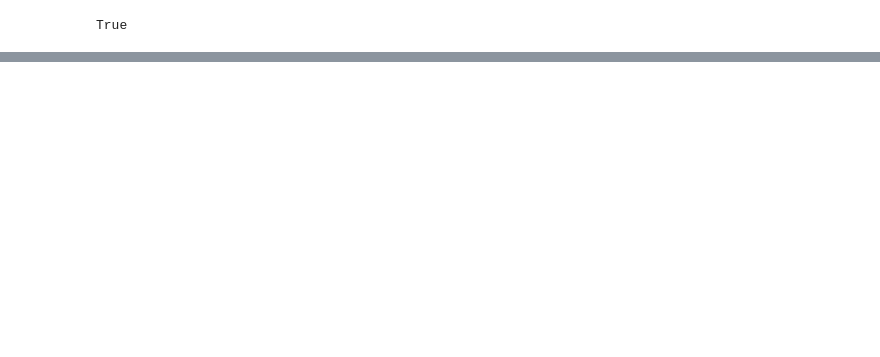
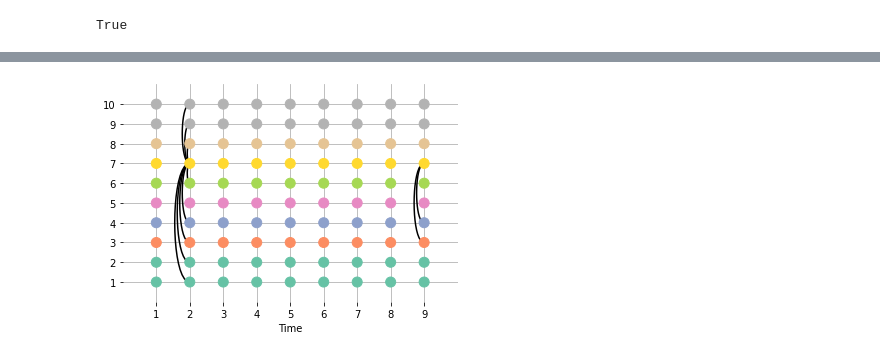
Before and after one commit to kiview/ethereum-network-analysis, a Jupyter notebook: web3.ipynb, the cells around one changed output, grey strips where cells are left out. Saved outputs shown, nothing was run; the diff lists cells and outputs as text; code cells hidden in the pictures; blank space fills up the shorter version.

Commit message:
Add temporal network analysis

```diff
--- a/web3.ipynb
+++ b/web3.ipynb
@@ -48,0 +83,6 @@ tnet.network
+# %%
+df = pd.read_hdf('transactions.h5', 'indexed_vertices')
+# %%
+t_df = df.drop(columns=['Timestamp', 'Block', 'From', 'To'])
+t_df = t_df[['i', 'j', 't']]
+t_df
@@ -48,0 +103,6 @@ tnet.network
+# %%
+tnet = TemporalNetwork(from_df=t_df.head(10), nettype='bd')
+tnet.plot('slice_plot', cmap='Set2')
+plt.show()
+# %% [output]
+[figure, added]
```
Also changed, not shown: parts of 9 cells of this notebook.
